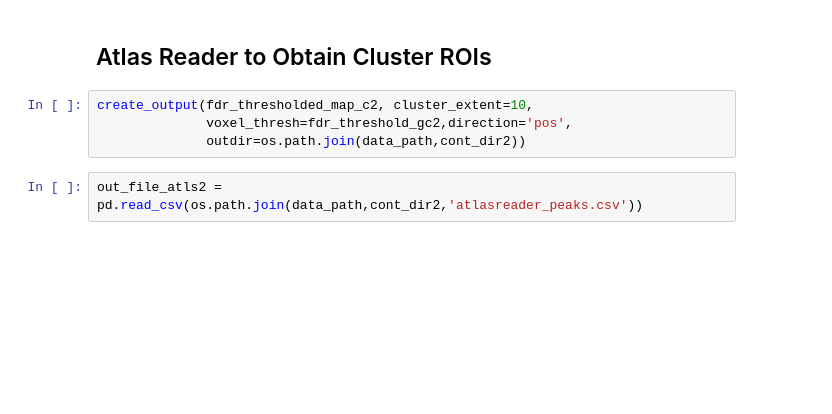
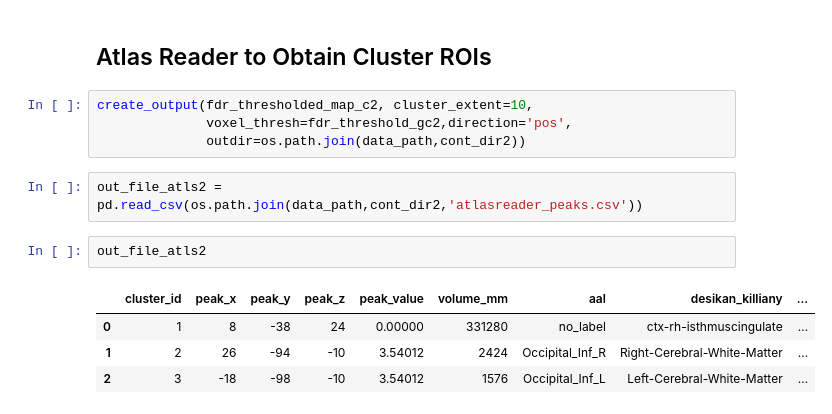
Before and after one commit to SuruchiUpenn/fMRI_learnings, a Jupyter notebook: Brainiomics.ipynb, the cells around one changed output. Saved outputs shown, nothing was run; the diff lists cells and outputs as text; blank space fills up the shorter version.

```diff
--- a/Brainiomics.ipynb
+++ b/Brainiomics.ipynb
@@ -294,8 +294,15 @@ plotting.show()
 # %% [markdown]
 ## Atlas Reader to Obtain Cluster ROIs
-# %%
-create_output(fdr_thresholded_map_c2, cluster_extent=10,
-              voxel_thresh=fdr_threshold_gc2,direction='pos',
-              outdir=os.path.join(data_path,cont_dir2))
-# %%
-out_file_atls2 = pd.read_csv(os.path.join(data_path,cont_dir2,'atlasreader_peaks.csv'))
+# %%
+create_output(fdr_thresholded_map_c2, cluster_extent=10,
+              voxel_thresh=fdr_threshold_gc2,direction='pos',
+              outdir=os.path.join(data_path,cont_dir2))
+# %%
+out_file_atls2 = pd.read_csv(os.path.join(data_path,cont_dir2,'atlasreader_peaks.csv'))
+# %%
+out_file_atls2
+# %% [output]
+|  | cluster_id | peak_x | peak_y | peak_z | peak_value | volume_mm | aal | desikan_killiany | ... |
+| 0 | 1 | 8 | -38 | 24 | 0.00000 | 331280 | no_label | ctx-rh-isthmuscingulate | ... |
+| 1 | 2 | 26 | -94 | -10 | 3.54012 | 2424 | Occipital_Inf_R | Right-Cerebral-White-Matter | ... |
+| 2 | 3 | -18 | -98 | -10 | 3.54012 | 1576 | Occipital_Inf_L | Left-Cerebral-White-Matter | ... |
```
Also changed, not shown: parts of 12 cells of this notebook.
